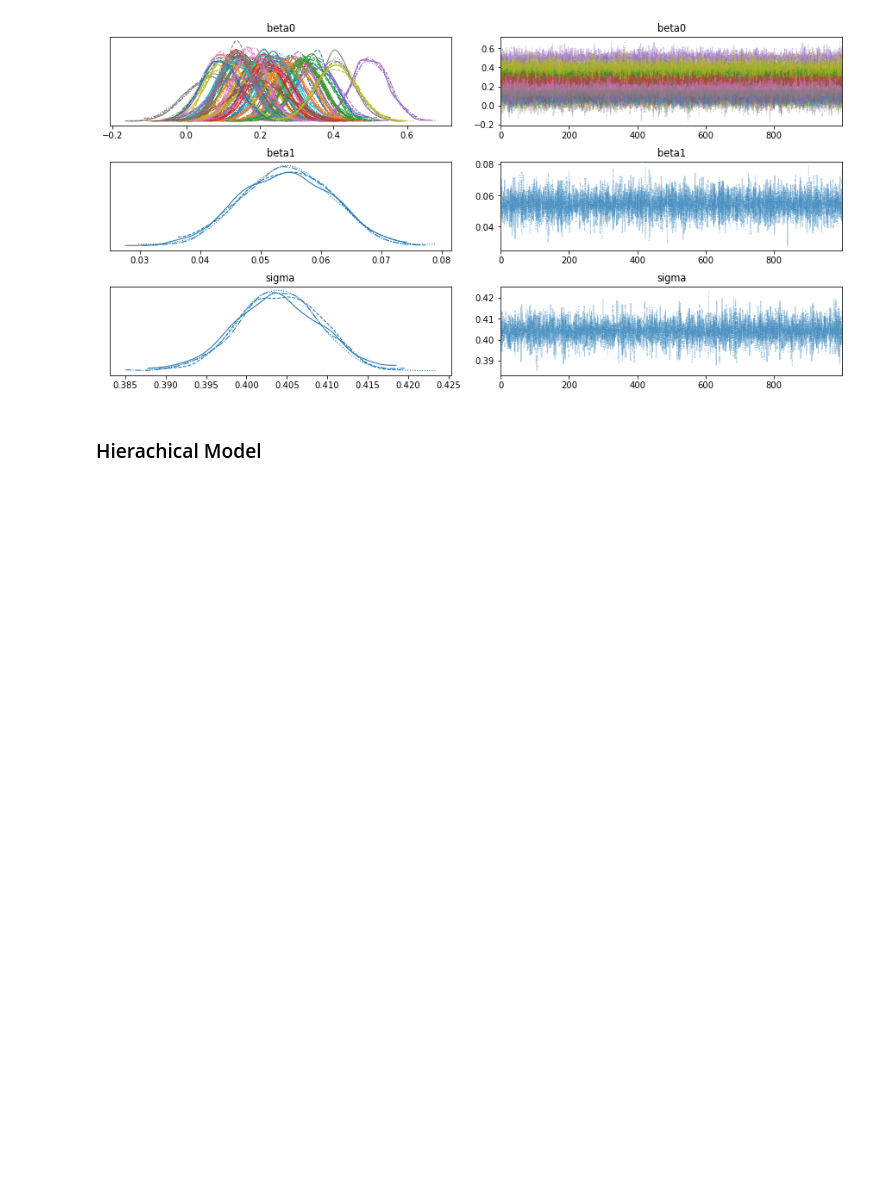
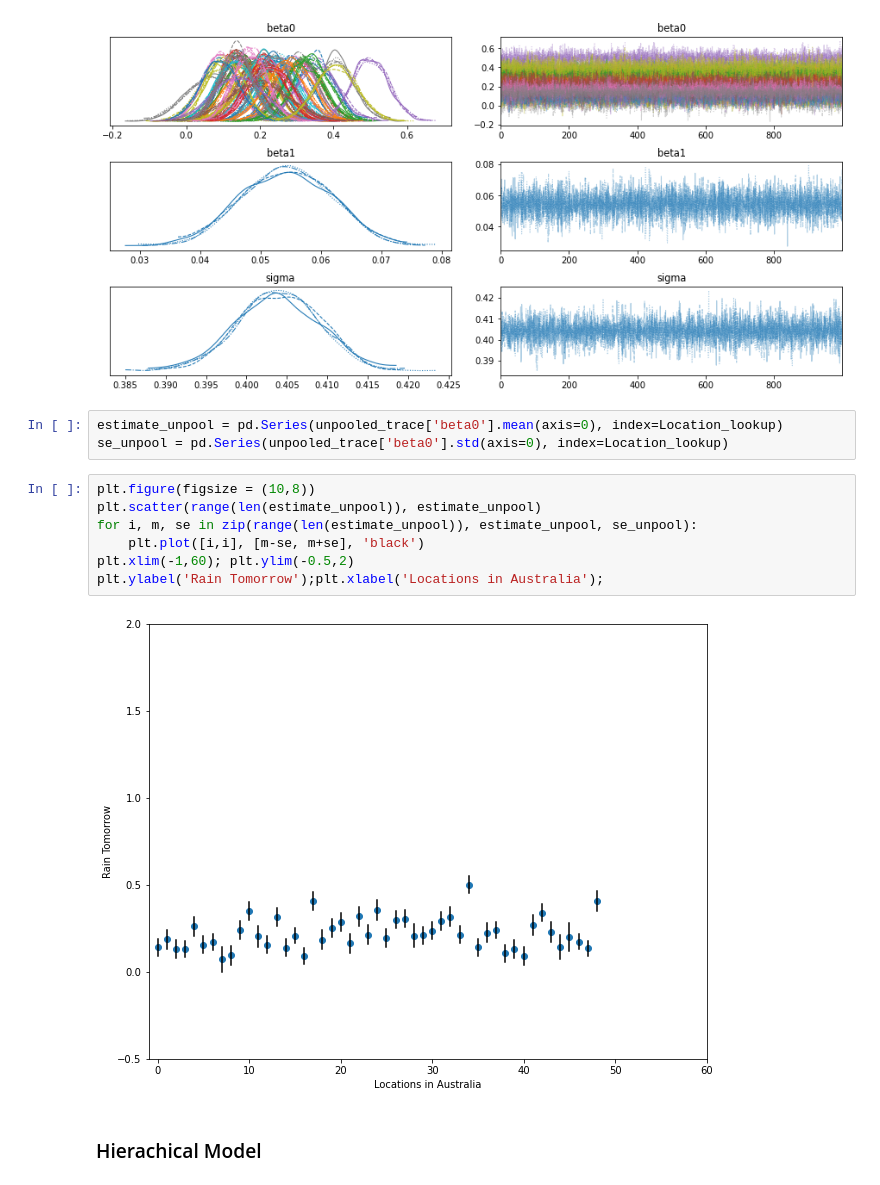
Before and after one commit to gauvand/TextSpamFiltering, a Jupyter notebook: australian_Rain/DataImputation.ipynb, the cells around one changed output. Saved outputs shown, nothing was run; the diff lists cells and outputs as text; blank space fills up the shorter version.

Commit message:
MAP estimates for coefficients Logistic

```diff
--- a/australian_Rain/DataImputation.ipynb
+++ b/australian_Rain/DataImputation.ipynb
@@ -243,6 +334,18 @@ with unpooled_model:
     pm.traceplot(unpooled_trace)
 # %% [output]
 [figure]
+# %%
+estimate_unpool = pd.Series(unpooled_trace['beta0'].mean(axis=0), index=Location_lookup)
+se_unpool = pd.Series(unpooled_trace['beta0'].std(axis=0), index=Location_lookup)
+# %%
+plt.figure(figsize = (10,8))
+plt.scatter(range(len(estimate_unpool)), estimate_unpool)
+for i, m, se in zip(range(len(estimate_unpool)), estimate_unpool, se_unpool):
+    plt.plot([i,i], [m-se, m+se], 'black')
+plt.xlim(-1,60); plt.ylim(-0.5,2)
+plt.ylabel('Rain Tomorrow');plt.xlabel('Locations in Australia');
+# %% [output]
+[figure, added]
 # %% [markdown]
 ### Hierachical Model
 # %%
```
Also changed, not shown: parts of 10 cells of this notebook.
